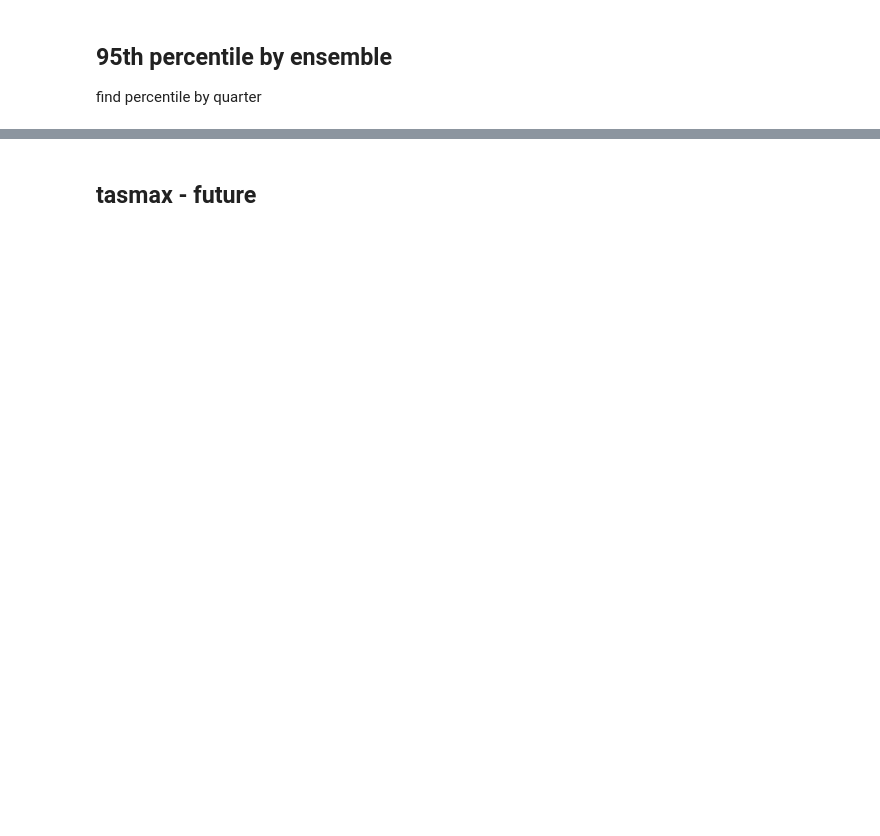
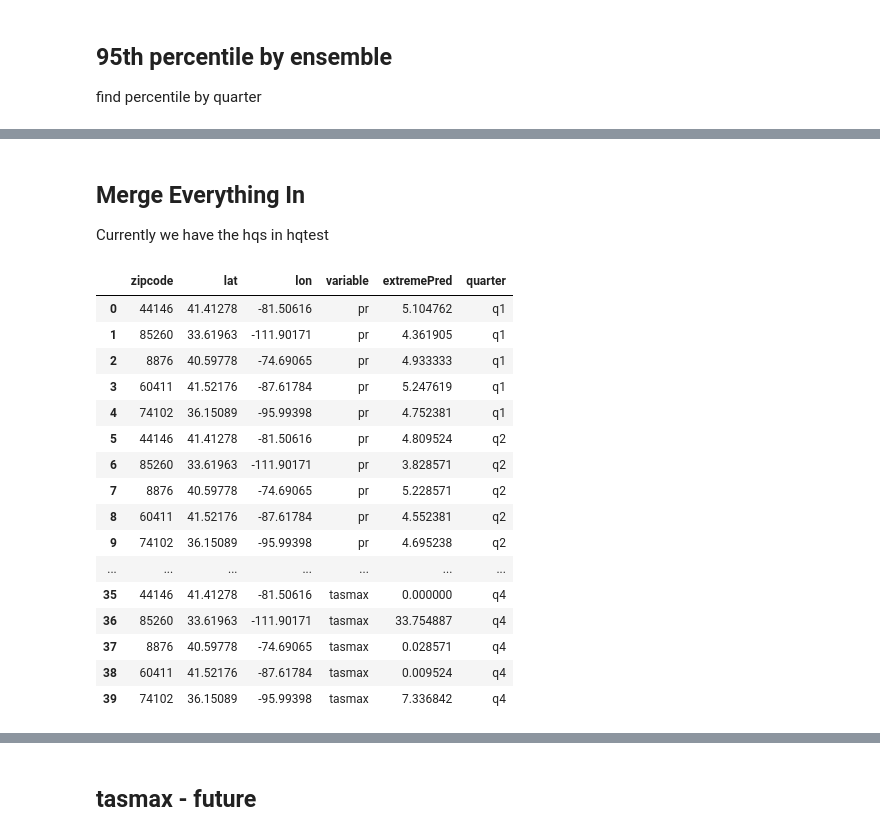
Before and after one commit to brianreed21/extremes, a Jupyter notebook: extremesCleaningCode/cmip6Processing.ipynb, the cells around one changed output, grey strips where cells are left out. Saved outputs shown, nothing was run; the diff lists cells and outputs as text; code cells hidden in the pictures; blank space fills up the shorter version.

```diff
--- a/extremesCleaningCode/cmip6Processing.ipynb
+++ b/extremesCleaningCode/cmip6Processing.ipynb
@@ -252,0 +358,16 @@ def getHistData(weather):
+# %%
+tasmaxHist_q1 = tasmaxHist.where(tasmaxHist.time.dt.quarter == 1, drop = True).extreme
+tasmaxHist_q1_90s = tasmaxHist_q1.groupby(tasmaxHist_q1.time.dt.year).\
+    sum(dim = ['time']).mean(dim = ['year','ensemble']).compute(workers = 100)
+
+tasmaxHist_q2 = tasmaxHist.where(tasmaxHist.time.dt.quarter == 2, drop = True).extreme
+tasmaxHist_q2_90s = tasmaxHist_q2.groupby(tasmaxHist_q2.time.dt.year).\
+    sum(dim = ['time']).mean(dim = ['year','ensemble']).compute(workers = 100)
+
+tasmaxHist_q3 = tasmaxHist.where(tasmaxHist.time.dt.quarter == 3, drop = True).extreme
+tasmaxHist_q3_90s = tasmaxHist_q3.groupby(tasmaxHist_q3.time.dt.year).\
+    sum(dim = ['time']).mean(dim = ['year','ensemble']).compute(workers = 100)
+
+tasmaxHist_q4 = tasmaxHist.where(tasmaxHist.time.dt.quarter == 4, drop = True).extreme
+tasmaxHist_q4_90s = tasmaxHist_q4.groupby(tasmaxHist_q4.time.dt.year).\
+    sum(dim = ['time']).mean(dim = ['year','ensemble']).compute(workers = 100)
@@ -252,0 +402,58 @@ def getHistData(weather):
+# %% [markdown]
+## Merge Everything In
+Currently we have the hqs in hqtest
+# %%
+hqTest = hq.head()[['zipcode','latitude','longitude']].rename(columns = {'latitude': 'lat',
+                                                               'longitude': 'lon'})
+# %%
+def findClosest(row):
+    closestVal_pr1 = prQ1Avg.sel(lat=row.lat, lon=row.lon, method = 'nearest').values
+    closestVal_pr2 = prQ2Avg.sel(lat=row.lat, lon=row.lon, method = 'nearest').values
+    closestVal_pr3 = prQ3Avg.sel(lat=row.lat, lon=row.lon, method = 'nearest').values
+    closestVal_pr4 = prQ4Avg.sel(lat=row.lat, lon=row.lon, method = 'nearest').values
+
+    closestVal_tasmax1 = tasmaxFuture_q1_90s.sel(lat=row.lat, lon=row.lon, method = 'nearest').values
+    closestVal_tasmax2 = tasmaxFuture_q2_90s.sel(lat=row.lat, lon=row.lon, method = 'nearest').values
+    closestVal_tasmax3 = tasmaxFuture_q3_90s.sel(lat=row.lat, lon=row.lon, method = 'nearest').values
+    closestVal_tasmax4 = tasmaxFuture_q4_90s.sel(lat=row.lat, lon=row.lon, method = 'nearest').values
+
+
+
+    return(closestVal_pr1.item(), closestVal_pr2.item(), closestVal_pr3.item(), closestVal_pr4.item(),
+          closestVal_tasmax1.item(), closestVal_tasmax2.item(), closestVal_tasmax3.item(), closestVal_tasmax4.item(),)
+
+# item = findClosest(hqTest.iloc[0,:],prQ4Avg)
+allQuarters        = hqTest.apply(findClosest, axis=1)
+
+
+hqTest[['pr_q1', 'pr_q2', 'pr_q3', 'pr_q4',
+       'tasmax_q1', 'tasmax_q2', 'tasmax_q3', 'tasmax_q4']] = pd.DataFrame(allQuarters.tolist(), index=allQuarters.index)
+
+
+preds = pd.melt(hqTest,
+        id_vars = ['zipcode','lat','lon'],
+        value_vars = hqTest.columns[3:],
+       value_name = 'extremePred')
+
+
+preds[['variable','quarter']] = preds.variable.str.split('_',expand=True)
+
+preds
+# %% [output]
+|  | zipcode | lat | lon | variable | extremePred | quarter |
+| 0 | 44146 | 41.41278 | -81.50616 | pr | 5.104762 | q1 |
+| 1 | 85260 | 33.61963 | -111.90171 | pr | 4.361905 | q1 |
+| 2 | 8876 | 40.59778 | -74.69065 | pr | 4.933333 | q1 |
+| 3 | 60411 | 41.52176 | -87.61784 | pr | 5.247619 | q1 |
+| 4 | 74102 | 36.15089 | -95.99398 | pr | 4.752381 | q1 |
+| 5 | 44146 | 41.41278 | -81.50616 | pr | 4.809524 | q2 |
+| 6 | 85260 | 33.61963 | -111.90171 | pr | 3.828571 | q2 |
+| 7 | 8876 | 40.59778 | -74.69065 | pr | 5.228571 | q2 |
+| 8 | 60411 | 41.52176 | -87.61784 | pr | 4.552381 | q2 |
+| 9 | 74102 | 36.15089 | -95.99398 | pr | 4.695238 | q2 |
+| ... | ... | ... | ... | ... | ... | ... |
+| 35 | 44146 | 41.41278 | -81.50616 | tasmax | 0.000000 | q4 |
+| 36 | 85260 | 33.61963 | -111.90171 | tasmax | 33.754887 | q4 |
+| 37 | 8876 | 40.59778 | -74.69065 | tasmax | 0.028571 | q4 |
+| 38 | 60411 | 41.52176 | -87.61784 | tasmax | 0.009524 | q4 |
+| 39 | 74102 | 36.15089 | -95.99398 | tasmax | 7.336842 | q4 |
```
Also changed, not shown: parts of 39 cells of this notebook.
